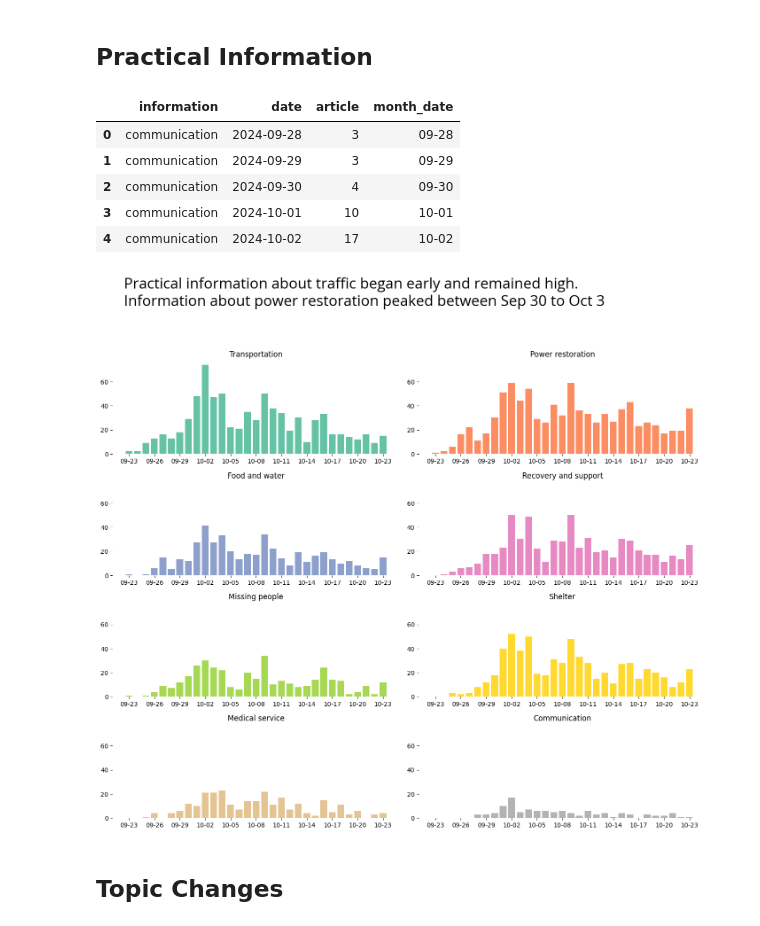
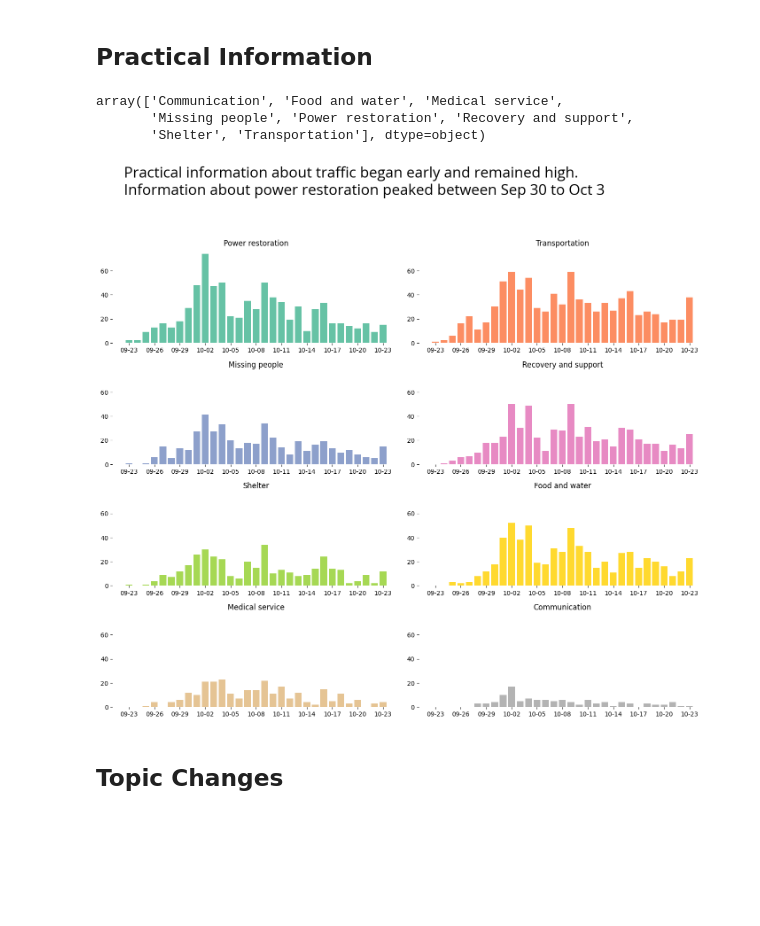
Before and after one commit to yanansun0074/helene_coverage, a Jupyter notebook: news_visualization.ipynb, the cells around one changed output. Drawn from its saved outputs; the diff is of its cells as text; code cells hidden in the pictures; blank space fills up the shorter version.

Commit message:
Edited graphics

```diff
--- a/news_visualization.ipynb
+++ b/news_visualization.ipynb
@@ -36,45 +36,45 @@ plt.show()
 practical_date = pd.read_csv("graphics_data/practical_info_date.csv")
 practical_date['date'] = pd.to_datetime(practical_date['date'], yearfirst=True)
 practical_date['month_date'] = practical_date['date'].dt.strftime('%m-%d')
-practical_date.head()
+
+titles = ['Transportation', 'Power restoration', 'Food and water', 'Recovery and support', 'Missing people', 'Shelter', 'Medical service', 'Communication']
+practical_date.replace(['transportation', 'power restoration', 'food and water', 'recovery and support', 'missing', 'shelter','medical service','communication'],titles, inplace=True)
+
+practical_date['information'].unique()
 # %% [output]
-|  | information | date | article | month_date |
-| 0 | communication | 2024-09-28 | 3 | 09-28 |
-| 1 | communication | 2024-09-29 | 3 | 09-29 |
-| 2 | communication | 2024-09-30 | 4 | 09-30 |
-| 3 | communication | 2024-10-01 | 10 | 10-01 |
-| 4 | communication | 2024-10-02 | 17 | 10-02 |
+array(['Communication', 'Food and water', 'Medical service',
+       'Missing people', 'Power restoration', 'Recovery and support',
+       'Shelter', 'Transportation'], dtype=object)
 # %%
 # categories = practical_date[practical_date['information'].isna() == False]['information'].unique()
 categories = practical_date.groupby('information')['article'].count().reset_index().sort_values('article',ascending = False)['information'].unique()
-titles = ['Transportation', 'Power restoration', 'Food and water', 'Recovery and support', 'Missing people', 'Shelter', 'Medical service', 'Communication']
 fig, axes = plt.subplots(4, 2, figsize=(14, 12), sharex=True, sharey=True)
 colors = sns.color_palette('Set2', len(categories))  # Generate distinct colors
 i_color = 0
 fig.suptitle("Practical information about traffic began early and remained high.\nInformation about power restoration peaked between Sep 30 to Oct 3", fontsize=24, y=1.05, font=font, fontweight = 'bold', x=0.05, horizontalalignment='left')
 
-for ax, category, title in zip(axes.flat, categories, titles):
+for ax, category in zip(axes.flat, categories):
     sub_data = practical_date[practical_date['information'] == category].sort_values("month_date")
     ax.bar(sub_data['month_date'], sub_data['article'], color=colors[i_color])
-    ax.set_title(title)
+    ax.set_title(category)
 
     # Hide axes
     for pos in ['right', 'top', 'bottom', 'left']:
         ax.spines[pos].set_visible(False)
     # ax.tick_params(axis='x', rotation=45)
     ax.tick_params(top=False, which='both', bottom=True, left=True, right=False, labelleft='on', labelbottom='on')
 
     i_color+=1
 
 plt.xticks(ticks=ax.get_xticks()[::3])
 plt.tight_layout(pad=1.2)
 # plt.margins(x=1, y=1)
 plt.show()
 
 # Save the transparent version
 fig.savefig('graphics_output/3_practical_info_date_tp.png', transparent=True)
 # %% [output]
-[figure, old version]
+[figure, new version]
 # %%
 p = pd.read_csv('graphics_data/practical_info_total.csv')
 p['percentage'] = p['article'] / 1714
```
Also changed, not shown: parts of 2 cells of this notebook, 9 other files.
